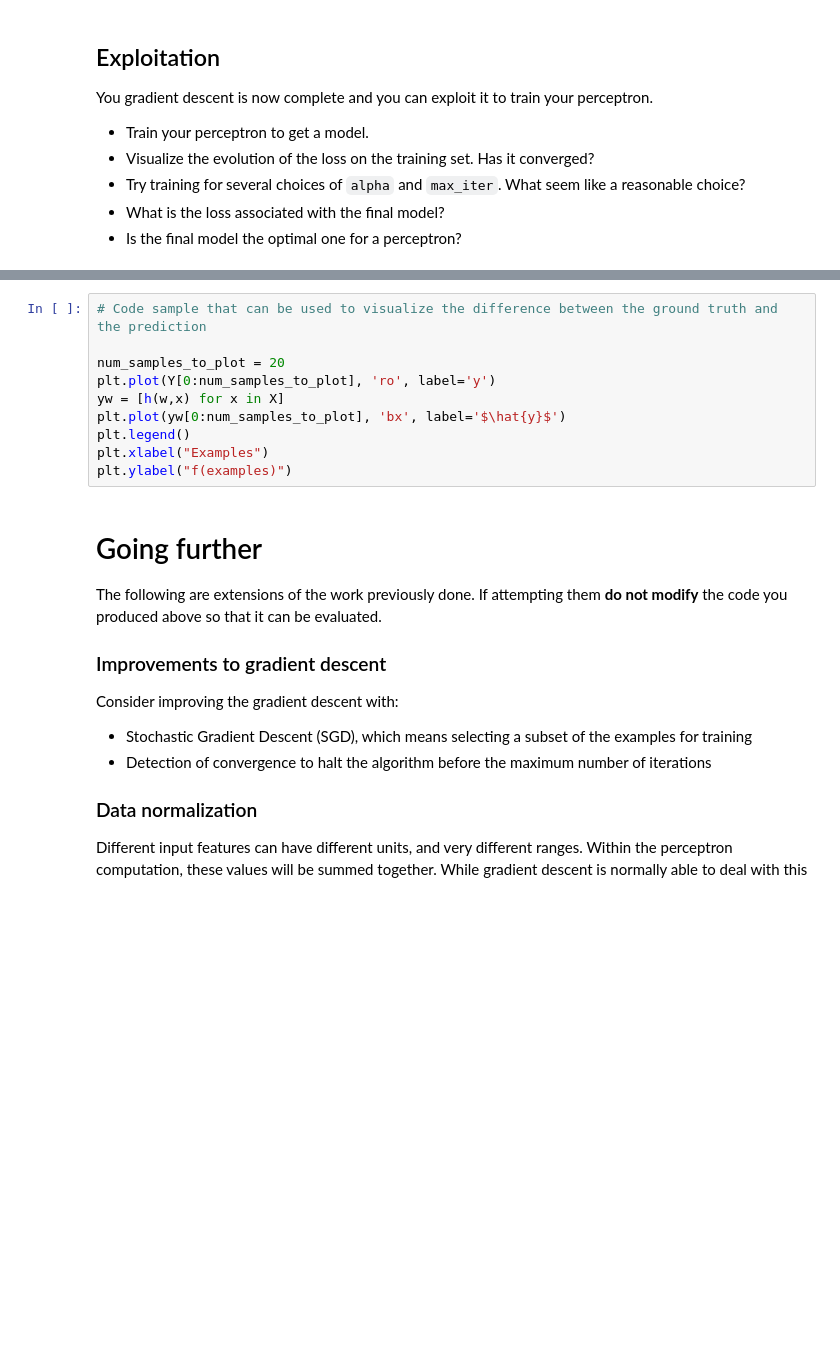
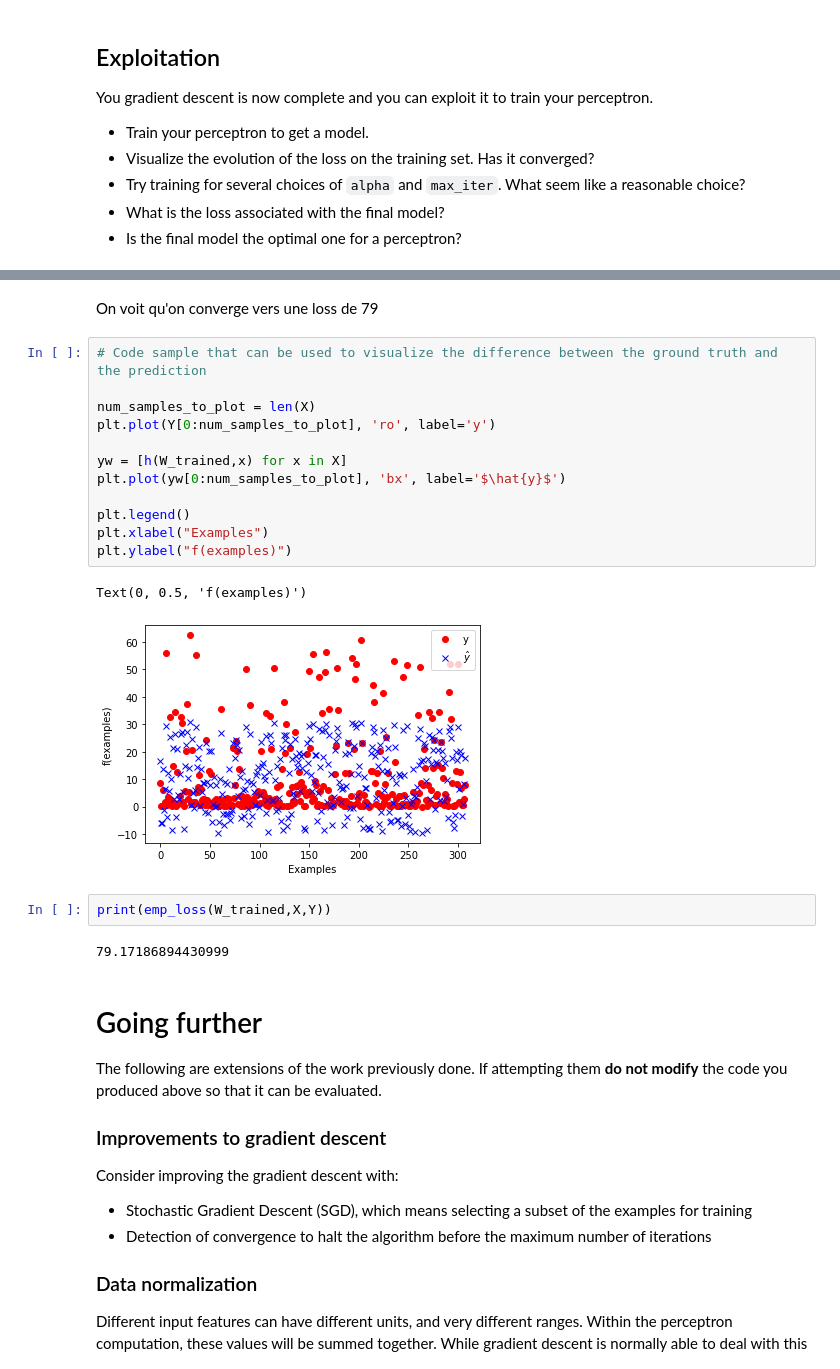
Before and after one commit to ToTTToR/TPML, a Jupyter notebook: TP2/perceptron.ipynb, the cells around one changed output, grey strips where cells are left out. Cells and saved outputs as stored; diff of their text form; blank space fills up the shorter version.

```diff
--- a/TP2/perceptron.ipynb
+++ b/TP2/perceptron.ipynb
@@ -142,13 +248,24 @@ You gradient descent is now complete and you can exploit it to train your percep
+# %% [markdown]
+On voit qu'on converge vers une loss de 79
 # %%
 # Code sample that can be used to visualize the difference between the ground truth and the prediction
 
-num_samples_to_plot = 20
+num_samples_to_plot = len(X)
 plt.plot(Y[0:num_samples_to_plot], 'ro', label='y')
-yw = [h(w,x) for x in X]
+
+yw = [h(W_trained,x) for x in X]
 plt.plot(yw[0:num_samples_to_plot], 'bx', label='$\hat{y}$')
+
 plt.legend()
 plt.xlabel("Examples")
 plt.ylabel("f(examples)")
+# %% [output]
+Text(0, 0.5, 'f(examples)')
+[figure, added]
+# %%
+print(emp_loss(W_trained,X,Y))
+# %% [output]
+79.17186894430999
 # %% [markdown]
 
 
```
Also changed, not shown: parts of 30 cells of this notebook, 3 other files.
